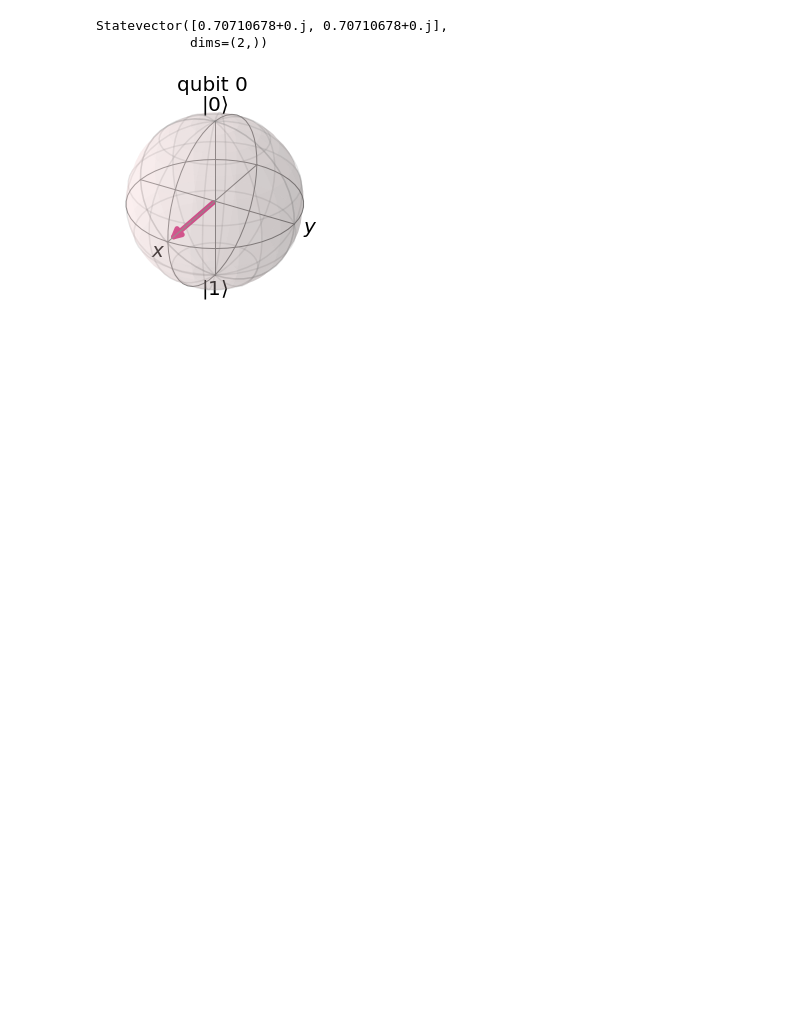
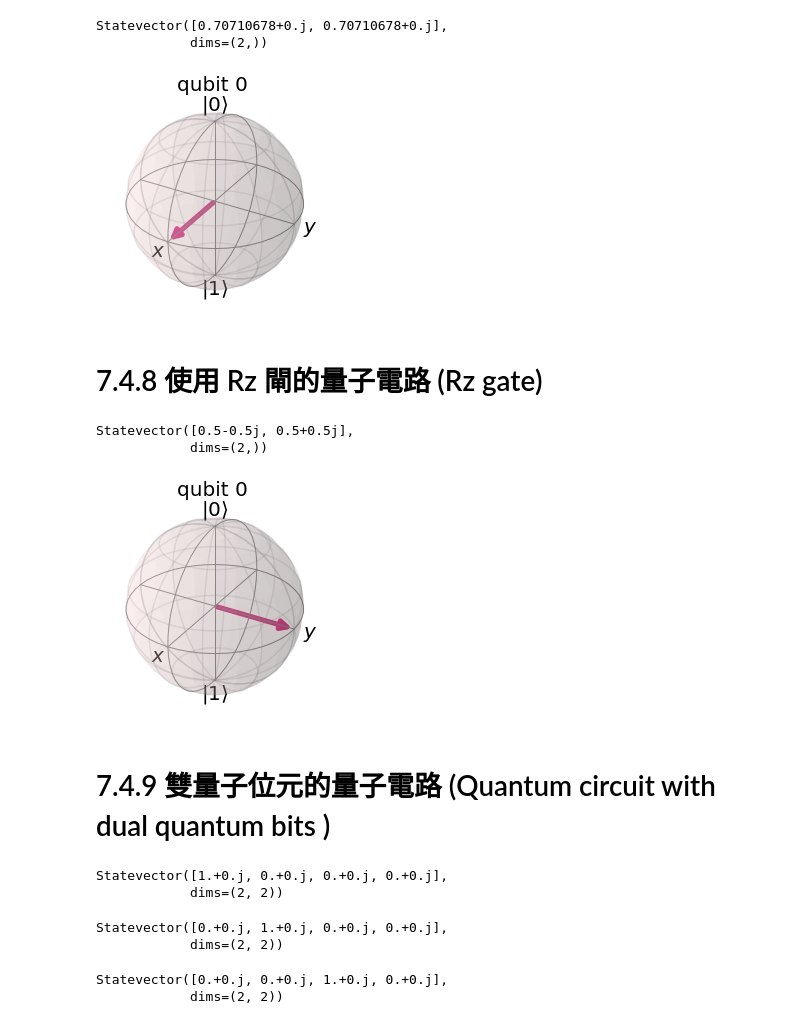
Before and after one commit to sary357/quantum-computing-practice, a Jupyter notebook: ch7/2.practice_gates.ipynb, the cells around one changed output. Cells and saved outputs as stored; diff of their text form; code cells hidden in the pictures; blank space fills up the shorter version.

```diff
--- a/ch7/2.practice_gates.ipynb
+++ b/ch7/2.practice_gates.ipynb
@@ -138,3 +137,70 @@ Statevector([0.70710678+0.j, 0.70710678+0.j],
 visualization.plot_bloch_multivector(statevector)
 # %% [output]
 [figure]
+# %% [markdown]
+# 7.4.8 使用 Rz 閘的量子電路 (Rz gate)
+# %%
+q = QuantumRegister(1)
+circuit=QuantumCircuit(q)
+circuit.h(q[0])
+circuit.rz(math.pi/2,q[0])
+circuit.draw()
+simulator=Aer.get_backend('statevector_simulator')
+job=execute(circuit, simulator)
+result=job.result()
+statevector=result.get_statevector()
+print(statevector)
+# %% [output]
+Statevector([0.5-0.5j, 0.5+0.5j],
+            dims=(2,))
+# %%
+visualization.plot_bloch_multivector(statevector)
+# %% [output]
+[figure, added]
+# %% [markdown]
+# 7.4.9 雙量子位元的量子電路 (Quantum circuit with dual quantum bits )
+# %%
+# |00>
+q = QuantumRegister(2)
+circuit=QuantumCircuit(q)
+circuit.id(q[0])
+circuit.id(q[1]) # (1, 0)T
+circuit.draw()
+simulator=Aer.get_backend('statevector_simulator')
+job=execute(circuit, simulator)
+result=job.result()
+statevector=result.get_statevector()
+print(statevector)
+# %% [output]
+Statevector([1.+0.j, 0.+0.j, 0.+0.j, 0.+0.j],
+            dims=(2, 2))
+# %%
+# |01>
+q = QuantumRegister(2)
+circuit=QuantumCircuit(q)
+circuit.x(q[0])
+circuit.id(q[1]) # (1, 0)T
+circuit.draw()
+simulator=Aer.get_backend('statevector_simulator')
+job=execute(circuit, simulator)
+result=job.result()
+statevector=result.get_statevector()
+print(statevector)
+# %% [output]
+Statevector([0.+0.j, 1.+0.j, 0.+0.j, 0.+0.j],
+            dims=(2, 2))
+# %%
+# |10>
+q = QuantumRegister(2)
+circuit=QuantumCircuit(q)
+circuit.id(q[0])
+circuit.x(q[1]) # (1, 0)T
+circuit.draw()
+simulator=Aer.get_backend('statevector_simulator')
+job=execute(circuit, simulator)
+result=job.result()
+statevector=result.get_statevector()
+print(statevector)
+# %% [output]
+Statevector([0.+0.j, 0.+0.j, 1.+0.j, 0.+0.j],
+            dims=(2, 2))
```
Also changed, not shown: parts of 19 cells of this notebook, 1 other file.
